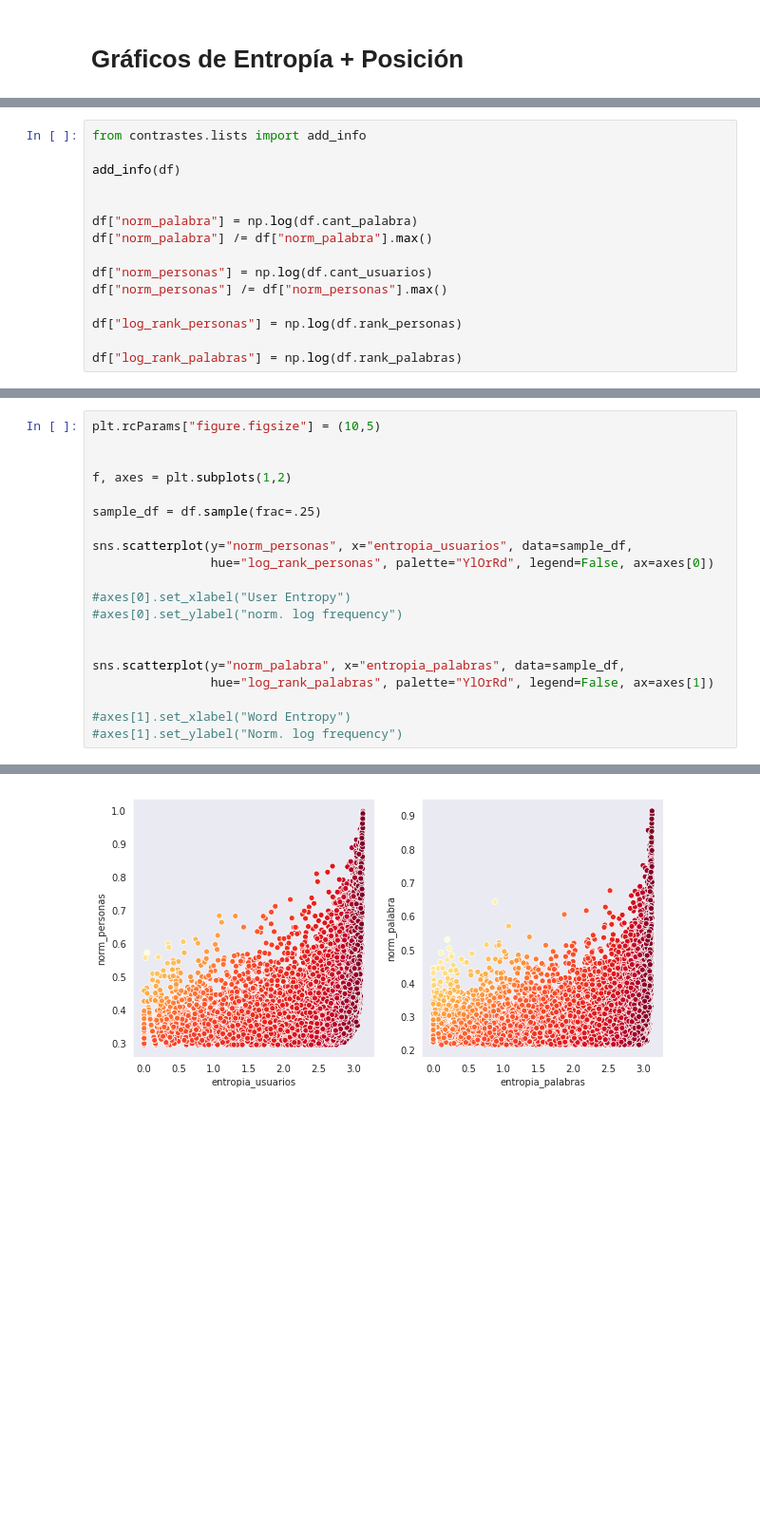
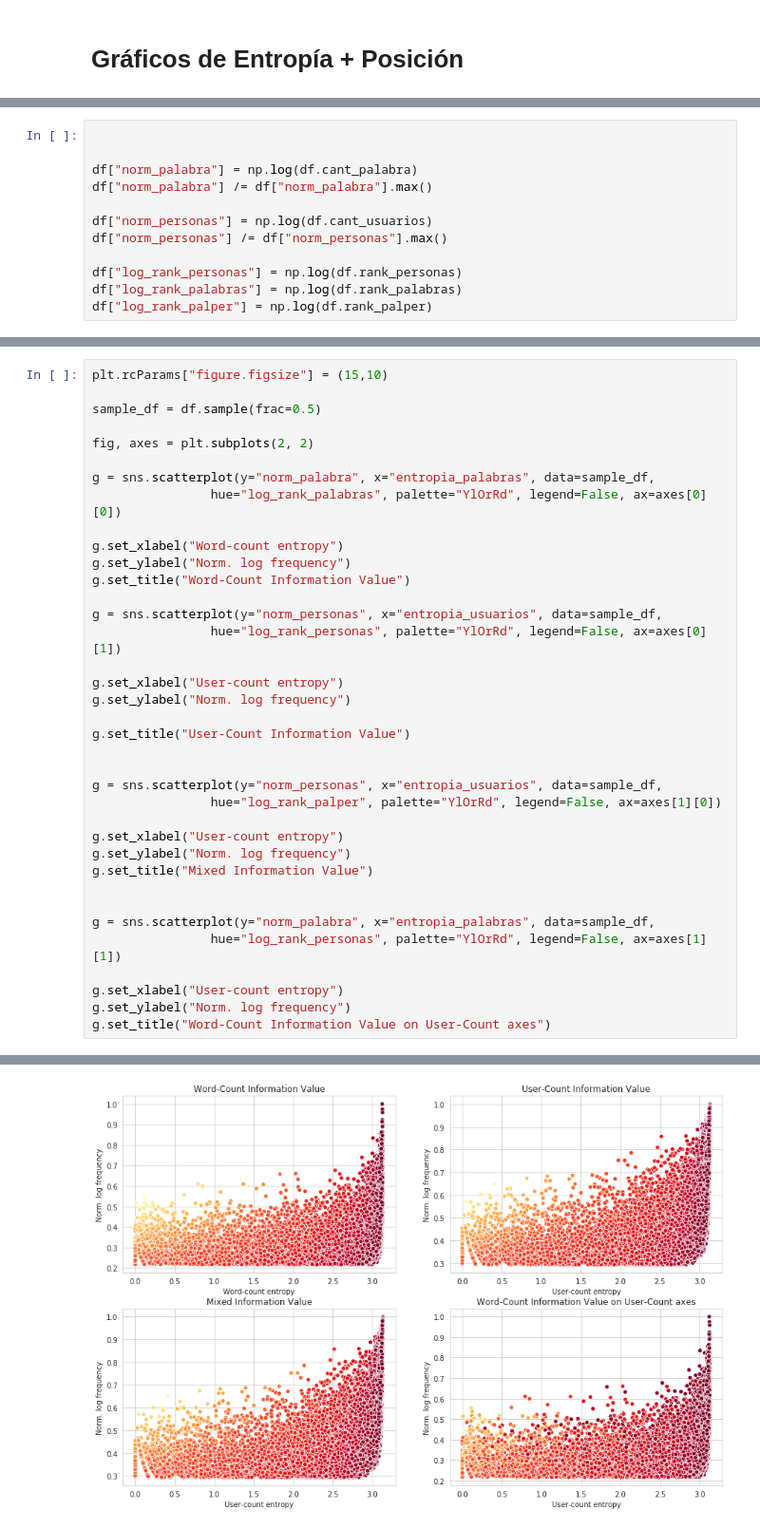
Before and after one commit to finiteautomata/contrastes, a Jupyter notebook: notebooks/graficos-entropia.ipynb, the cells around one changed output, grey strips where cells are left out. Shown at 95% size. Drawn from its saved outputs; the diff is of its cells as text; blank space fills up the shorter version.

```diff
--- a/notebooks/graficos-entropia.ipynb
+++ b/notebooks/graficos-entropia.ipynb
@@ -50,7 +72,4 @@ fig.savefig("../output/figures/entropies.png", bbox_inches='tight')
 # %%
-from contrastes.lists import add_info
-
-add_info(df)
 
 
 df["norm_palabra"] = np.log(df.cant_palabra)
@@ -60,5 +79,5 @@ df["norm_personas"] = np.log(df.cant_usuarios)
 df["norm_personas"] /= df["norm_personas"].max()
 
 df["log_rank_personas"] = np.log(df.rank_personas)
-
 df["log_rank_palabras"] = np.log(df.rank_palabras)
+df["log_rank_palper"] = np.log(df.rank_palper)
@@ -69,21 +84,38 @@ Adding fnorms...
 # %%
-plt.rcParams["figure.figsize"] = (10,5)
+plt.rcParams["figure.figsize"] = (15,10)
+
+sample_df = df.sample(frac=0.5)
+
+fig, axes = plt.subplots(2, 2)
+
+g = sns.scatterplot(y="norm_palabra", x="entropia_palabras", data=sample_df,
+                hue="log_rank_palabras", palette="YlOrRd", legend=False, ax=axes[0][0])
+
+g.set_xlabel("Word-count entropy")
+g.set_ylabel("Norm. log frequency")
+g.set_title("Word-Count Information Value")
+
+g = sns.scatterplot(y="norm_personas", x="entropia_usuarios", data=sample_df,
+                hue="log_rank_personas", palette="YlOrRd", legend=False, ax=axes[0][1])
+
+g.set_xlabel("User-count entropy")
+g.set_ylabel("Norm. log frequency")
+
+g.set_title("User-Count Information Value")
 
 
-f, axes = plt.subplots(1,2)
+g = sns.scatterplot(y="norm_personas", x="entropia_usuarios", data=sample_df,
+                hue="log_rank_palper", palette="YlOrRd", legend=False, ax=axes[1][0])
 
-sample_df = df.sample(frac=.25)
-
-sns.scatterplot(y="norm_personas", x="entropia_usuarios", data=sample_df,
-                hue="log_rank_personas", palette="YlOrRd", legend=False, ax=axes[0])
-
-#axes[0].set_xlabel("User Entropy")
-#axes[0].set_ylabel("norm. log frequency")
+g.set_xlabel("User-count entropy")
+g.set_ylabel("Norm. log frequency")
+g.set_title("Mixed Information Value")
 
 
-sns.scatterplot(y="norm_palabra", x="entropia_palabras", data=sample_df,
-                hue="log_rank_palabras", palette="YlOrRd", legend=False, ax=axes[1])
+g = sns.scatterplot(y="norm_palabra", x="entropia_palabras", data=sample_df,
+                hue="log_rank_personas", palette="YlOrRd", legend=False, ax=axes[1][1])
 
-#axes[1].set_xlabel("Word Entropy")
-#axes[1].set_ylabel("Norm. log frequency")
+g.set_xlabel("User-count entropy")
+g.set_ylabel("Norm. log frequency")
+g.set_title("Word-Count Information Value on User-Count axes")
 # %% [output]
@@ -91 +123 @@ sns.scatterplot(y="norm_palabra", x="entropia_palabras", data=sample_df,
-[figure, old version]
+[figure, new version]
```
Also changed, not shown: parts of 12 cells of this notebook, 4 other files.
